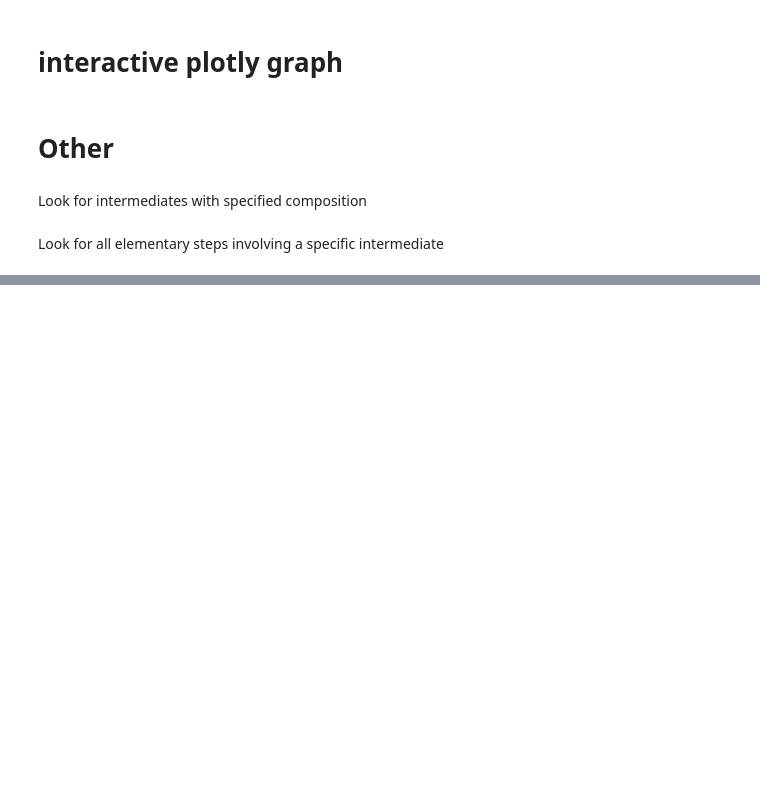
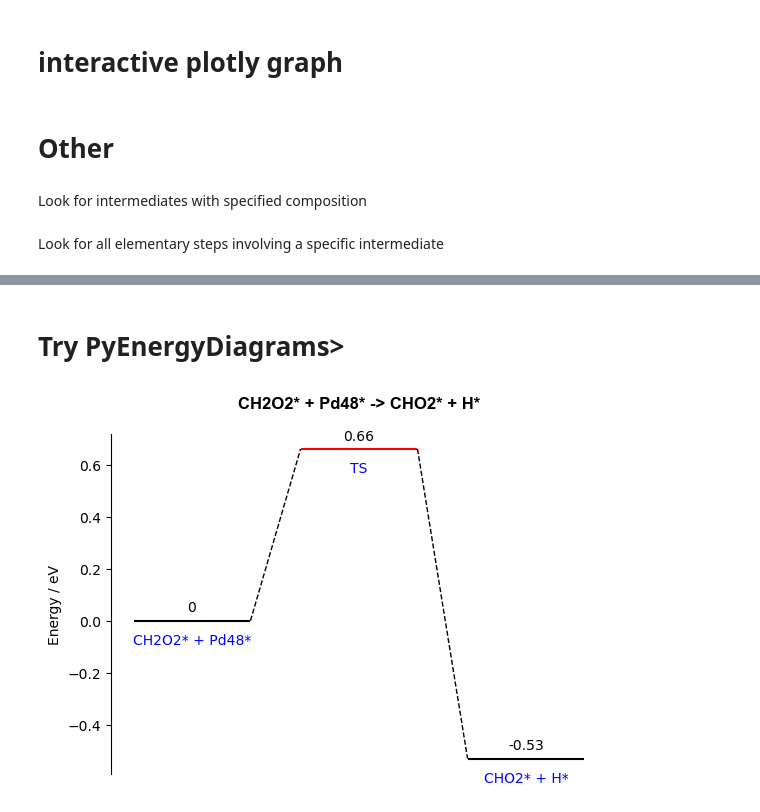
Before and after one commit to LopezGroup-ICIQ/care, a Jupyter notebook: notebooks/rxn_mk.ipynb, the cells around one changed output, grey strips where cells are left out. Saved outputs shown, nothing was run; the diff lists cells and outputs as text; code cells hidden in the pictures; blank space fills up the shorter version.

```diff
--- a/notebooks/rxn_mk.ipynb
+++ b/notebooks/rxn_mk.ipynb
@@ -502,0 +329,2 @@ is_closed_shell_santi(rxn_net.intermediates['121101'])
+# %% [markdown]
+# Try PyEnergyDiagrams>
@@ -502,0 +381,4 @@ is_closed_shell_santi(rxn_net.intermediates['121101'])
+# %%
+y = rxn_net.visualize_reaction(10)
+# %% [output]
+[figure, added]
```
Also changed, not shown: parts of 23 cells of this notebook, 8 other files.
